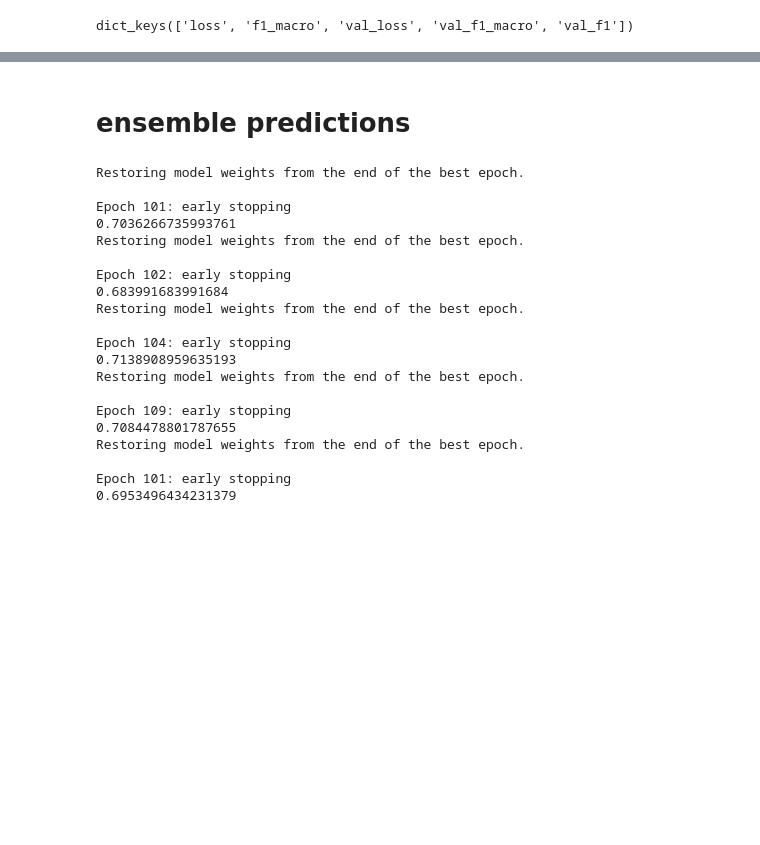
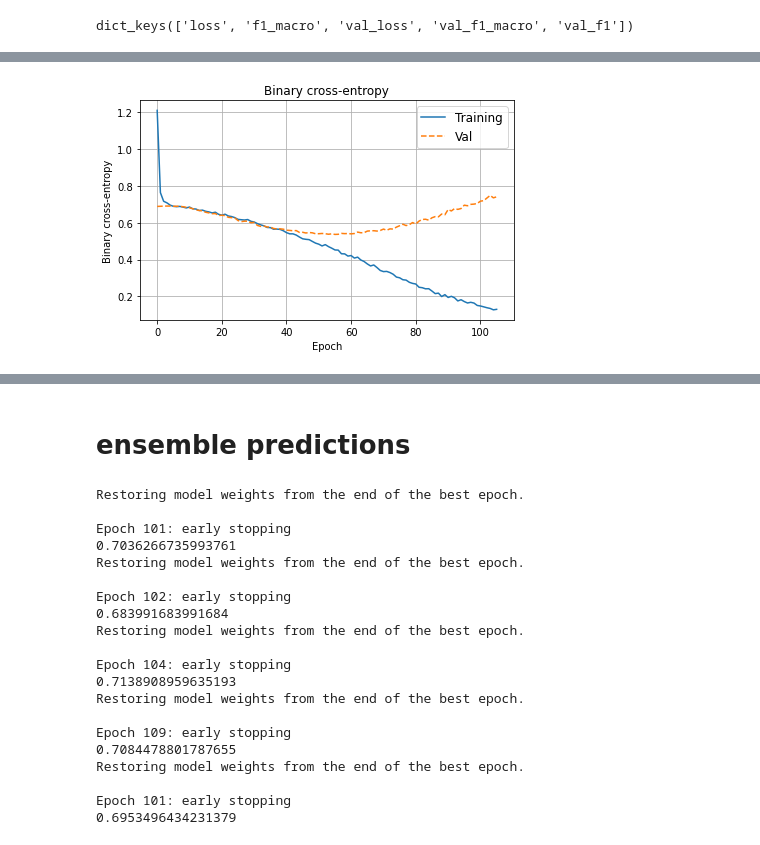
Before and after one commit to alessandrocuda/ReSt, a Jupyter notebook: notebooks/ReStCnn/Kim_CNN.ipynb, the cells around one changed output, grey strips where cells are left out. Drawn from its saved outputs; the diff is of its cells as text; code cells hidden in the pictures; blank space fills up the shorter version.

```diff
--- a/notebooks/ReStCnn/Kim_CNN.ipynb
+++ b/notebooks/ReStCnn/Kim_CNN.ipynb
@@ -515,0 +466,4 @@ plt.show()
+# %%
+plotLoss(history)
+# %% [output]
+[figure, added]
```
Also changed, not shown: parts of 26 cells of this notebook, 15 other files.
